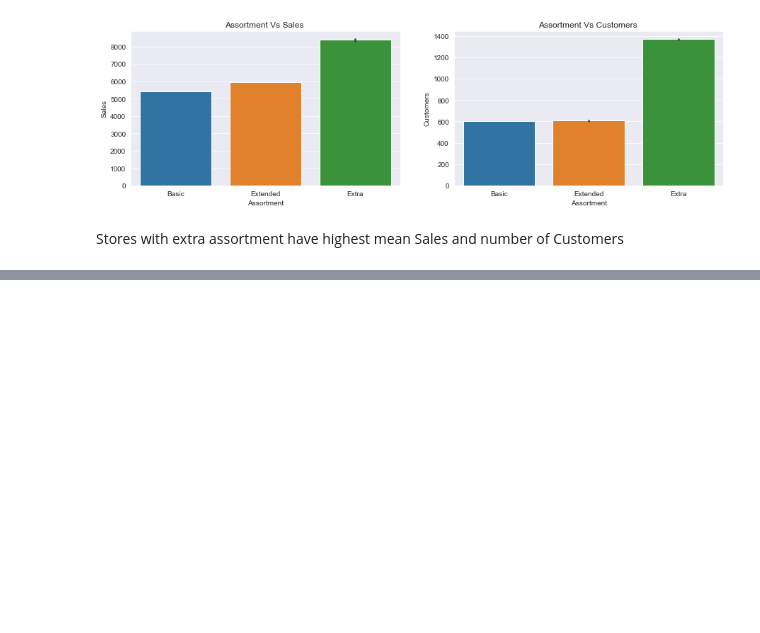
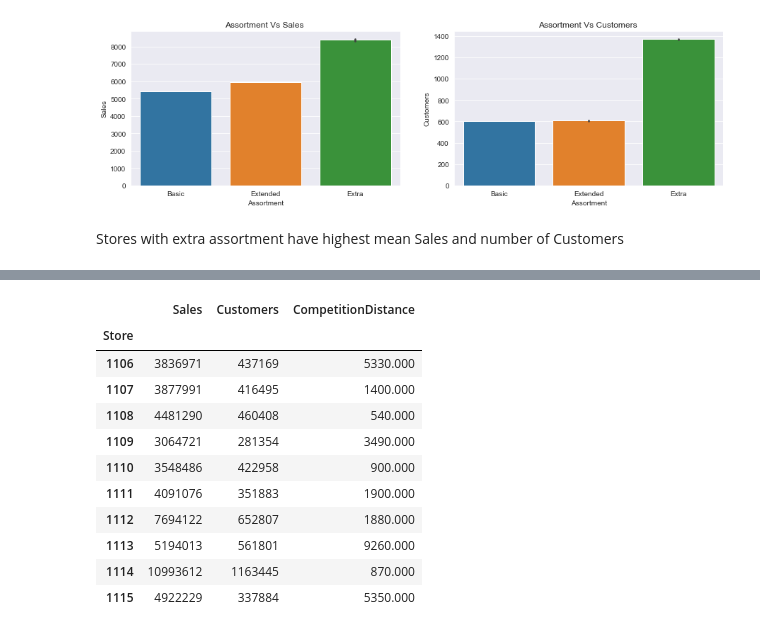
Before and after one commit to bkget/Pharmaceutical-Sales-Prediction, a Jupyter notebook: notebooks/2.EDA.ipynb, the cells around one changed output, grey strips where cells are left out. Drawn from its saved outputs; the diff is of its cells as text; code cells hidden in the pictures; blank space fills up the shorter version.

```diff
--- a/notebooks/2.EDA.ipynb
+++ b/notebooks/2.EDA.ipynb
@@ -518,0 +540,15 @@ Stores with extra assortment have highest mean Sales and number of Customers
+# %%
+df_competition.tail(10)
+# %% [output]
+|  | Sales | Customers | CompetitionDistance |
+| Store |  |  |  |
+| 1106 | 3836971 | 437169 | 5330.000 |
+| 1107 | 3877991 | 416495 | 1400.000 |
+| 1108 | 4481290 | 460408 | 540.000 |
+| 1109 | 3064721 | 281354 | 3490.000 |
+| 1110 | 3548486 | 422958 | 900.000 |
+| 1111 | 4091076 | 351883 | 1900.000 |
+| 1112 | 7694122 | 652807 | 1880.000 |
+| 1113 | 5194013 | 561801 | 9260.000 |
+| 1114 | 10993612 | 1163445 | 870.000 |
+| 1115 | 4922229 | 337884 | 5350.000 |
```
Also changed, not shown: parts of 4 cells of this notebook.
